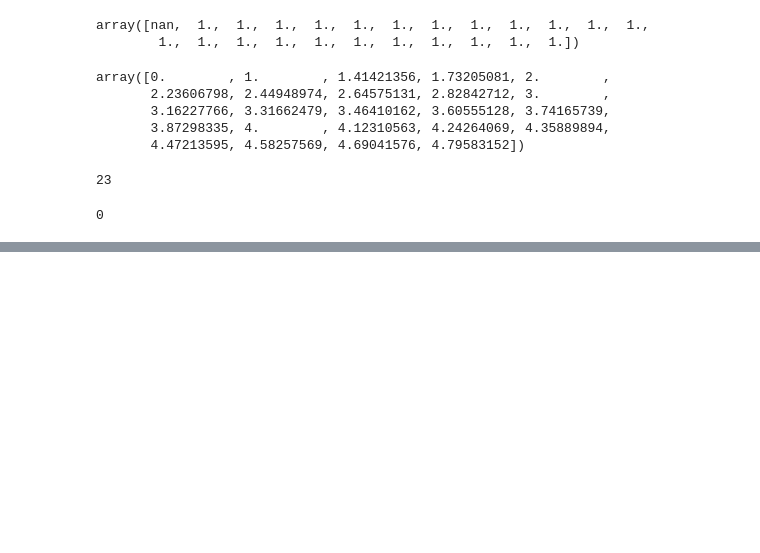
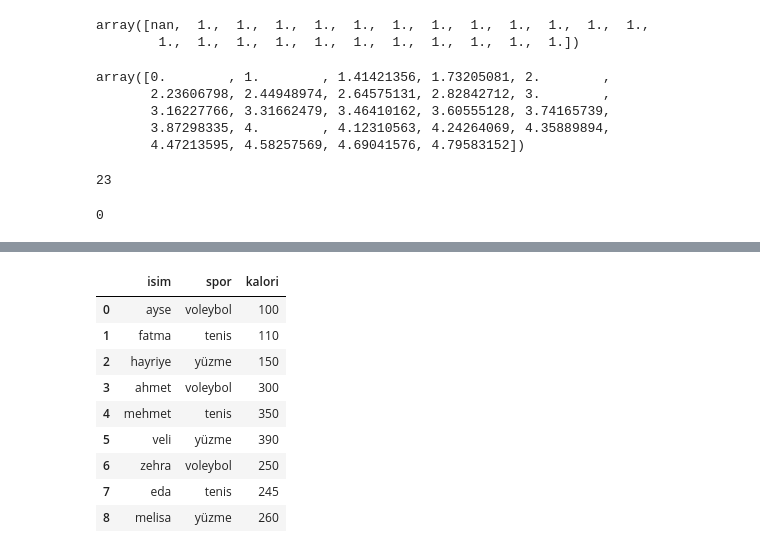
Before and after one commit to yarensabir/COURSES, a Jupyter notebook: btkakademi.gov.tr/VERİ_BİLİMİ_İÇİN_PYTHON_VE_TENSORFLOW/notes.ipynb, the cells around one changed output, grey strips where cells are left out. Cells and saved outputs as stored; diff of their text form; code cells hidden in the pictures; blank space fills up the shorter version.

```diff
--- a/btkakademi.gov.tr/VERİ_BİLİMİ_İÇİN_PYTHON_VE_TENSORFLOW/notes.ipynb
+++ b/btkakademi.gov.tr/VERİ_BİLİMİ_İÇİN_PYTHON_VE_TENSORFLOW/notes.ipynb
@@ -512,0 +1004,13 @@ np.min(sonDizi)
+# %%
+pd.concat([df1,df2,df3])
+# %% [output]
+|  | isim | spor | kalori |
+| 0 | ayse | voleybol | 100 |
+| 1 | fatma | tenis | 110 |
+| 2 | hayriye | yüzme | 150 |
+| 3 | ahmet | voleybol | 300 |
+| 4 | mehmet | tenis | 350 |
+| 5 | veli | yüzme | 390 |
+| 6 | zehra | voleybol | 250 |
+| 7 | eda | tenis | 245 |
+| 8 | melisa | yüzme | 260 |
```
Also changed, not shown: parts of 103 cells of this notebook.
